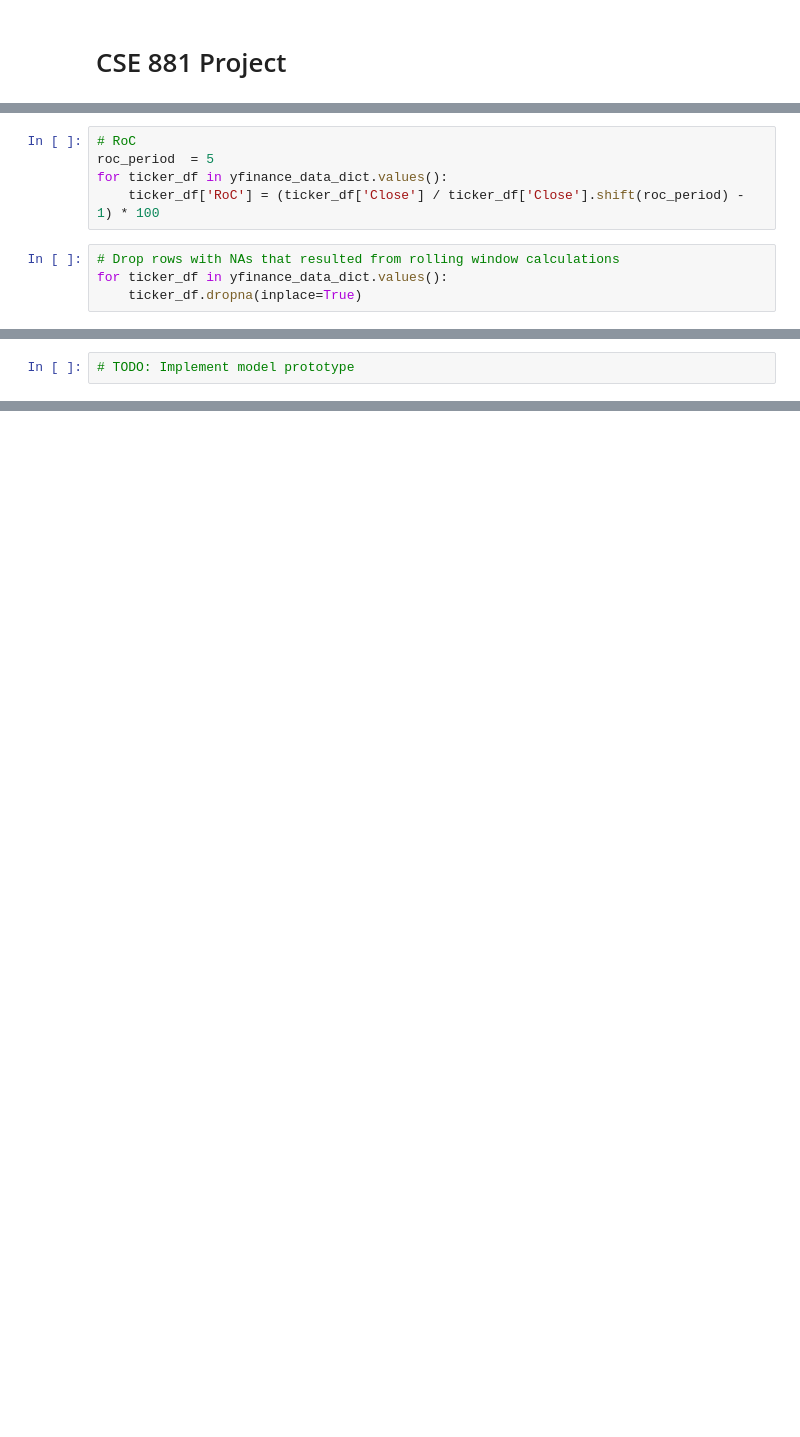
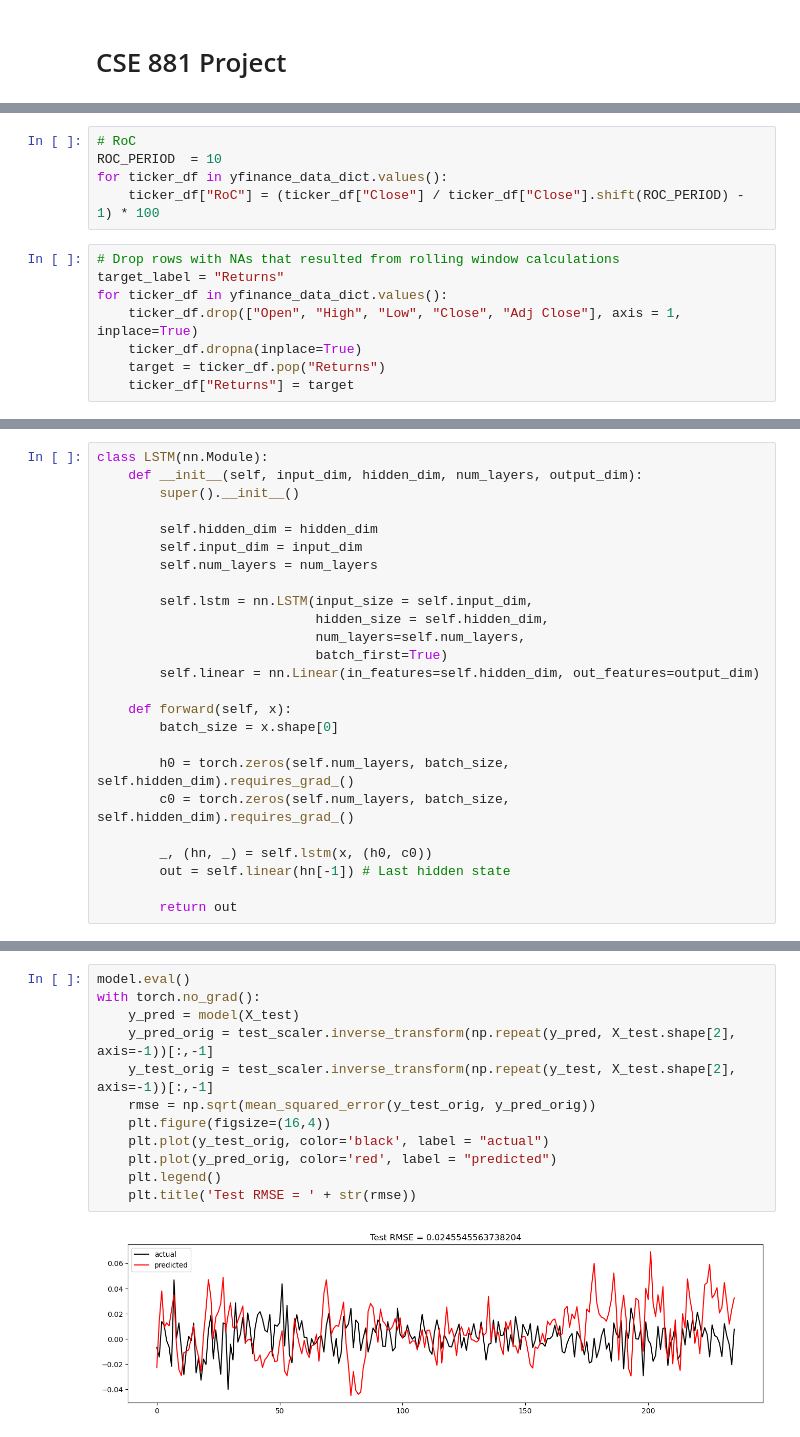
Before and after one commit to milosabogal/CSE-881-Project, a Jupyter notebook: CSE 881 Project.ipynb, the cells around one changed output, grey strips where cells are left out. Saved outputs shown, nothing was run; the diff lists cells and outputs as text; blank space fills up the shorter version.

Commit message:
Data preprocessing and initial model

```diff
--- a/CSE 881 Project.ipynb
+++ b/CSE 881 Project.ipynb
@@ -88,9 +112,13 @@ for ticker_df in yfinance_data_dict.values():
 # %%
 # RoC
-roc_period  = 5
+ROC_PERIOD  = 10
 for ticker_df in yfinance_data_dict.values():
-    ticker_df['RoC'] = (ticker_df['Close'] / ticker_df['Close'].shift(roc_period) - 1) * 100
+    ticker_df["RoC"] = (ticker_df["Close"] / ticker_df["Close"].shift(ROC_PERIOD) - 1) * 100
 # %%
 # Drop rows with NAs that resulted from rolling window calculations
+target_label = "Returns"
 for ticker_df in yfinance_data_dict.values():
+    ticker_df.drop(["Open", "High", "Low", "Close", "Adj Close"], axis = 1, inplace=True)
     ticker_df.dropna(inplace=True)
+    target = ticker_df.pop("Returns")
+    ticker_df["Returns"] = target
@@ -114,2 +168,25 @@ yfinance_data_dict["AAPL"].head(10)
 # %%
-# TODO: Implement model prototype
+class LSTM(nn.Module):
+    def __init__(self, input_dim, hidden_dim, num_layers, output_dim):
+        super().__init__()
+
+        self.hidden_dim = hidden_dim
+        self.input_dim = input_dim
+        self.num_layers = num_layers
+
+        self.lstm = nn.LSTM(input_size = self.input_dim,
+                            hidden_size = self.hidden_dim,
+                            num_layers=self.num_layers,
+                            batch_first=True)
+        self.linear = nn.Linear(in_features=self.hidden_dim, out_features=output_dim)
+
+    def forward(self, x):
+        batch_size = x.shape[0]
+
+        h0 = torch.zeros(self.num_layers, batch_size, self.hidden_dim).requires_grad_()
+        c0 = torch.zeros(self.num_layers, batch_size, self.hidden_dim).requires_grad_()
+
+        _, (hn, _) = self.lstm(x, (h0, c0))
+        out = self.linear(hn[-1]) # Last hidden state
+
+        return out
@@ -115,0 +244,14 @@ yfinance_data_dict["AAPL"].head(10)
+# %%
+model.eval()
+with torch.no_grad():
+    y_pred = model(X_test)
+    y_pred_orig = test_scaler.inverse_transform(np.repeat(y_pred, X_test.shape[2], axis=-1))[:,-1]
+    y_test_orig = test_scaler.inverse_transform(np.repeat(y_test, X_test.shape[2], axis=-1))[:,-1]
+    rmse = np.sqrt(mean_squared_error(y_test_orig, y_pred_orig))
+    plt.figure(figsize=(16,4))
+    plt.plot(y_test_orig, color='black', label = "actual")
+    plt.plot(y_pred_orig, color='red', label = "predicted")
+    plt.legend()
+    plt.title('Test RMSE = ' + str(rmse))
+# %% [output]
+[figure, added]
```
Also changed, not shown: parts of 24 cells of this notebook.
